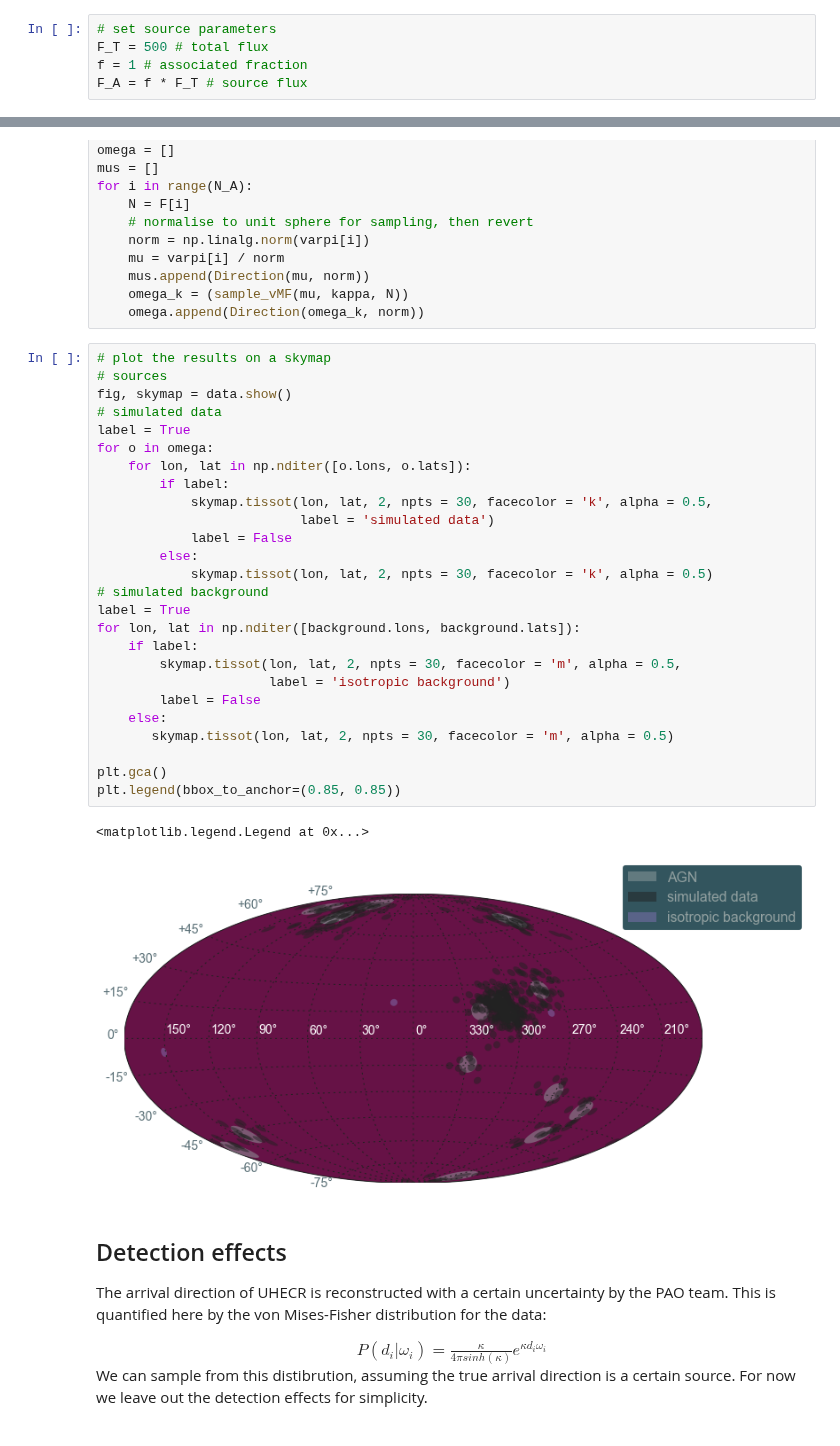
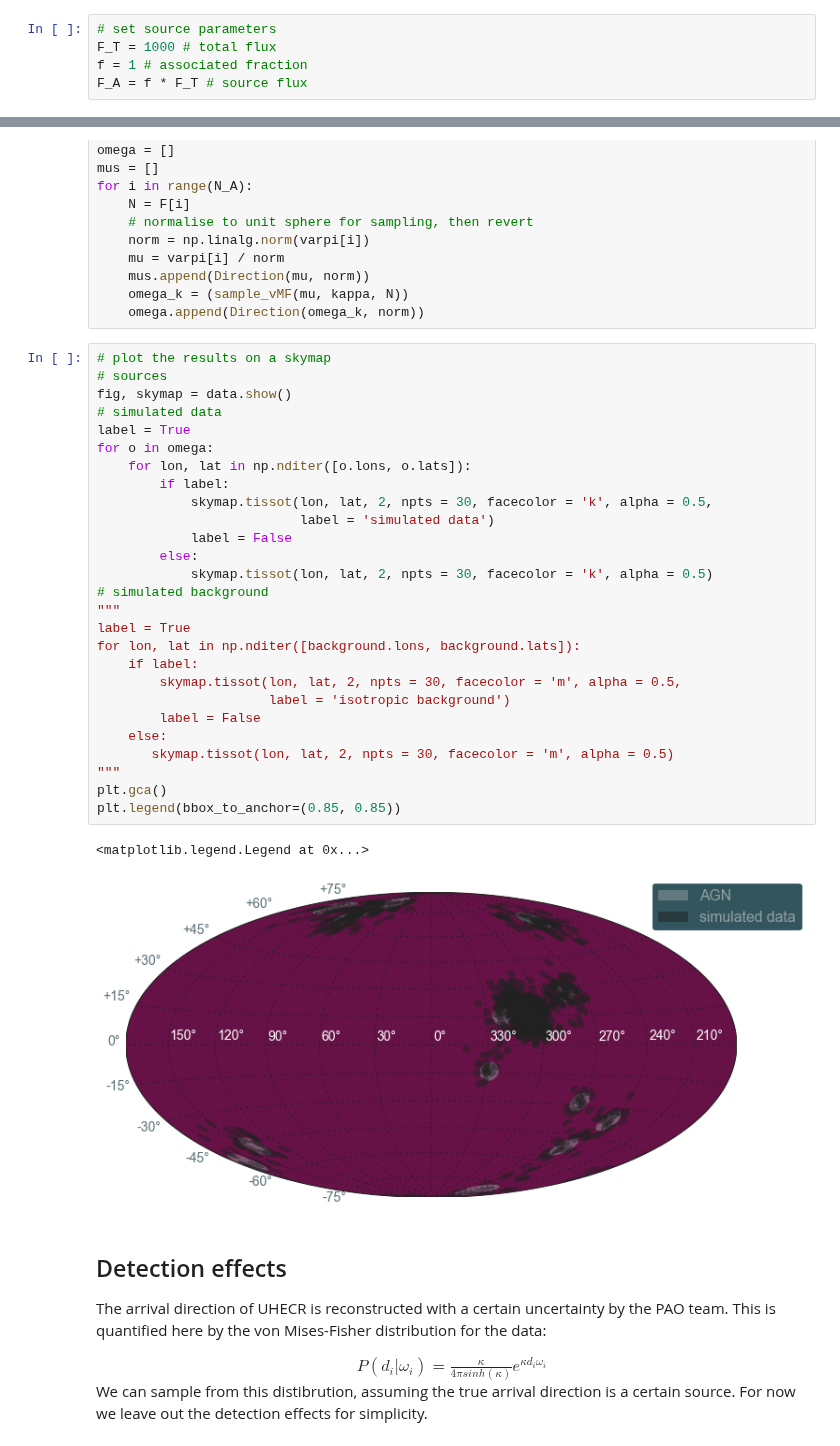
Before and after one commit to cescalara/fancy, a Jupyter notebook: soiaporn_model/simplified_model.ipynb, the cells around one changed output, grey strips where cells are left out. Saved outputs shown, nothing was run; the diff lists cells and outputs as text.

```diff
--- a/soiaporn_model/simplified_model.ipynb
+++ b/soiaporn_model/simplified_model.ipynb
@@ -46,7 +46,7 @@ To summarise, we have:
 * $f = 0.6$
 # %%
 # set source parameters
-F_T = 500 # total flux
+F_T = 1000 # total flux
 f = 1 # associated fraction
 F_A = f * F_T # source flux
 # %%
@@ -176,32 +176,33 @@ for i in range(N_A):
 # %%
 # plot the results on a skymap
 # sources
 fig, skymap = data.show()
 # simulated data
 label = True
 for o in omega:
     for lon, lat in np.nditer([o.lons, o.lats]):
         if label:
             skymap.tissot(lon, lat, 2, npts = 30, facecolor = 'k', alpha = 0.5,
                           label = 'simulated data')
             label = False
         else:
             skymap.tissot(lon, lat, 2, npts = 30, facecolor = 'k', alpha = 0.5)
 # simulated background
+"""
 label = True
 for lon, lat in np.nditer([background.lons, background.lats]):
     if label:
         skymap.tissot(lon, lat, 2, npts = 30, facecolor = 'm', alpha = 0.5,
                       label = 'isotropic background')
         label = False
     else:
        skymap.tissot(lon, lat, 2, npts = 30, facecolor = 'm', alpha = 0.5)
-
+"""
 plt.gca()
 plt.legend(bbox_to_anchor=(0.85, 0.85))
 # %% [output]
 <matplotlib.legend.Legend at 0x...>
-[figure, old version]
+[figure, new version]
 # %% [markdown]
 ## Detection effects
 
```
Also changed, not shown: parts of 8 cells of this notebook, 2 other files.
